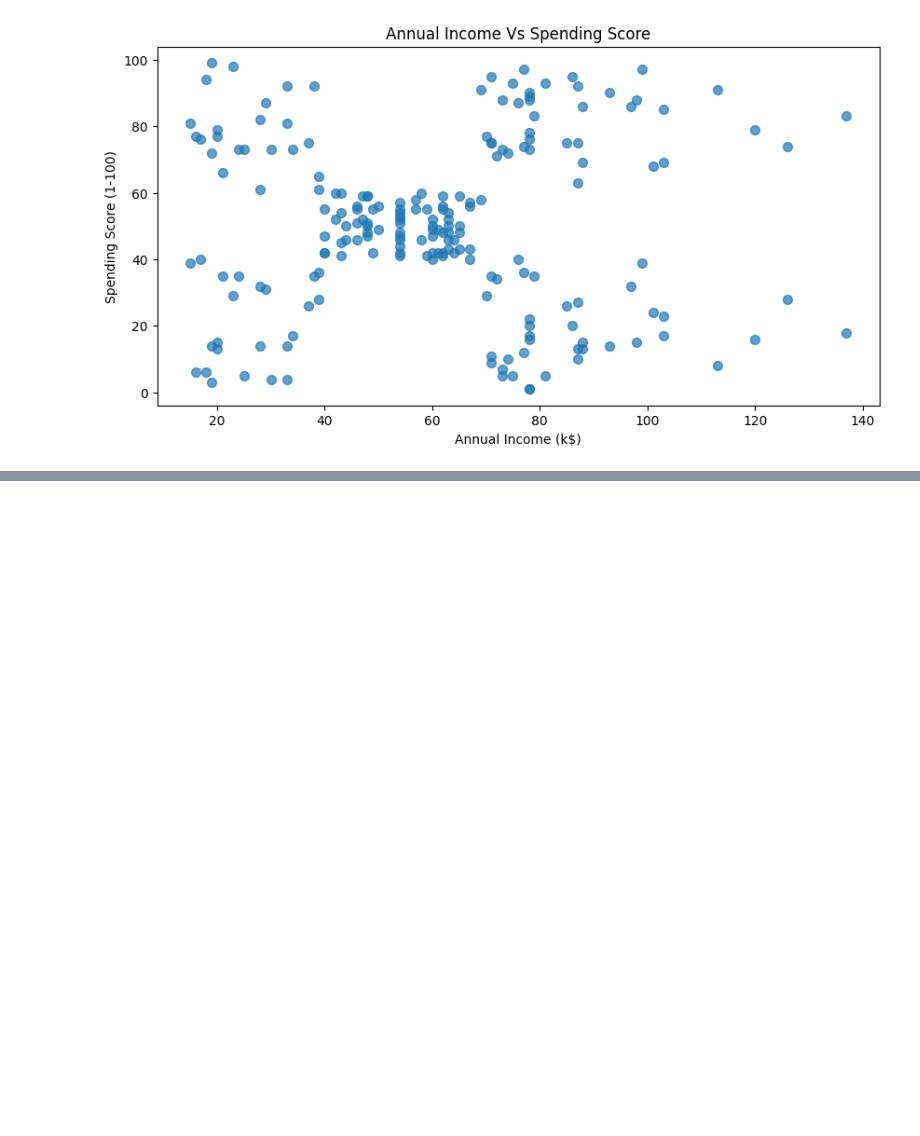
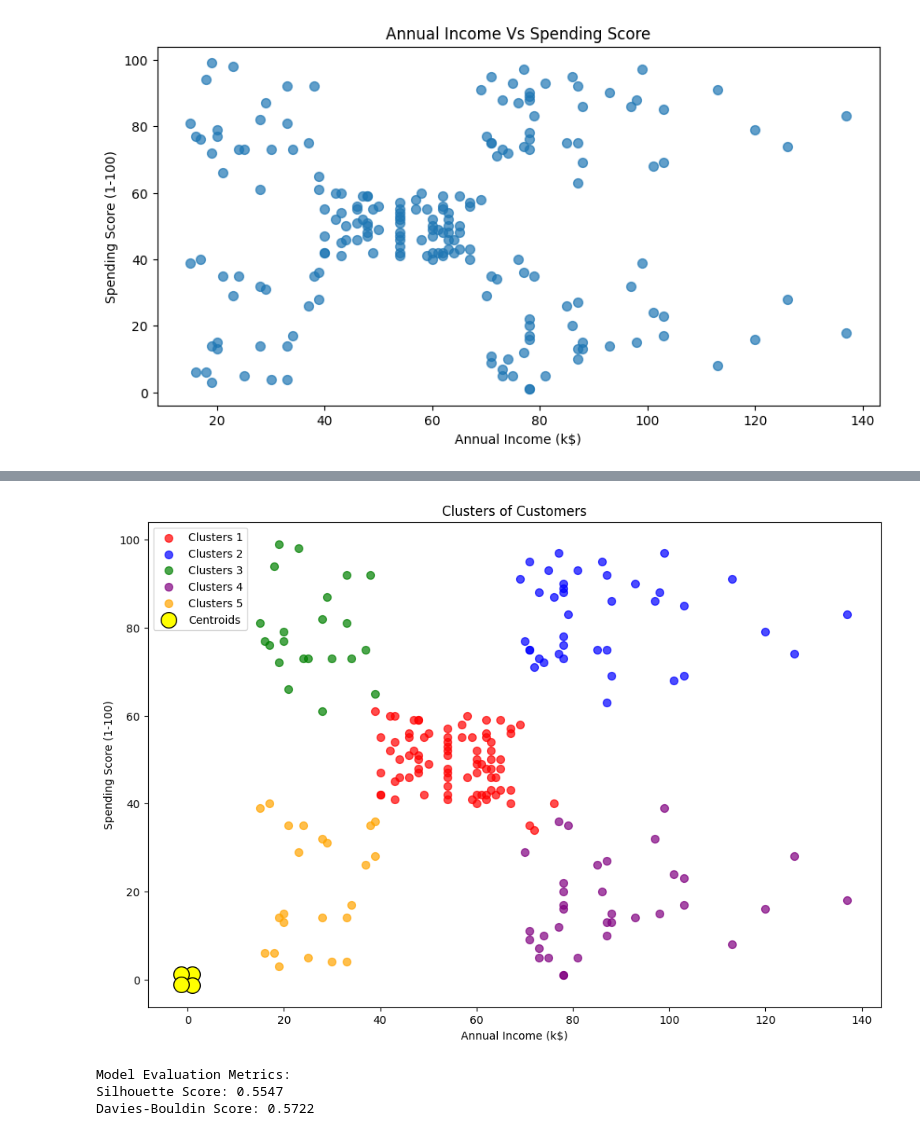
Before and after one commit to Bilal-Ali99/Customer_Segmentation, a Jupyter notebook: Customer_Segmentation.ipynb, the cells around one changed output, grey strips where cells are left out. Cells and saved outputs as stored; diff of their text form; code cells hidden in the pictures; blank space fills up the shorter version.

```diff
--- a/Customer_Segmentation.ipynb
+++ b/Customer_Segmentation.ipynb
@@ -105,0 +146,4 @@ plt.show()
+# %%
+optimal_k = 5
+kmeans = KMeans(n_clusters=optimal_k, random_state=42)
+y_kmeans = kmeans.fit_predict(X_scaled)
@@ -105,0 +152,22 @@ plt.show()
+# %%
+plt.figure(figsize = (12,8))
+colors = ['red','blue','green','purple','orange']
+for i in range(optimal_k):
+  plt.scatter(X[y_kmeans == i, 0], X[y_kmeans == i,1],s=50,c=colors[i],label=f'Clusters {i+1}',alpha=0.7)
+
+plt.scatter(kmeans.cluster_centers_[:,0],kmeans.cluster_centers_[:,1],s=200,c='yellow',label='Centroids',edgecolors='black')
+plt.title('Clusters of Customers')
+plt.xlabel('Annual Income (k$)')
+plt.ylabel('Spending Score (1-100)')
+plt.legend()
+plt.show()
+# %% [output]
+[figure, added]
+# %%
+print("\nModel Evaluation Metrics:")
+print(f"Silhouette Score: {silhouette_score(X_scaled, y_kmeans):.4f}")
+print(f"Davies-Bouldin Score: {davies_bouldin_score(X_scaled, y_kmeans):.4f}")
+# %% [output]
+Model Evaluation Metrics:
+Silhouette Score: 0.5547
+Davies-Bouldin Score: 0.5722
```
Also changed, not shown: parts of 8 cells of this notebook.
